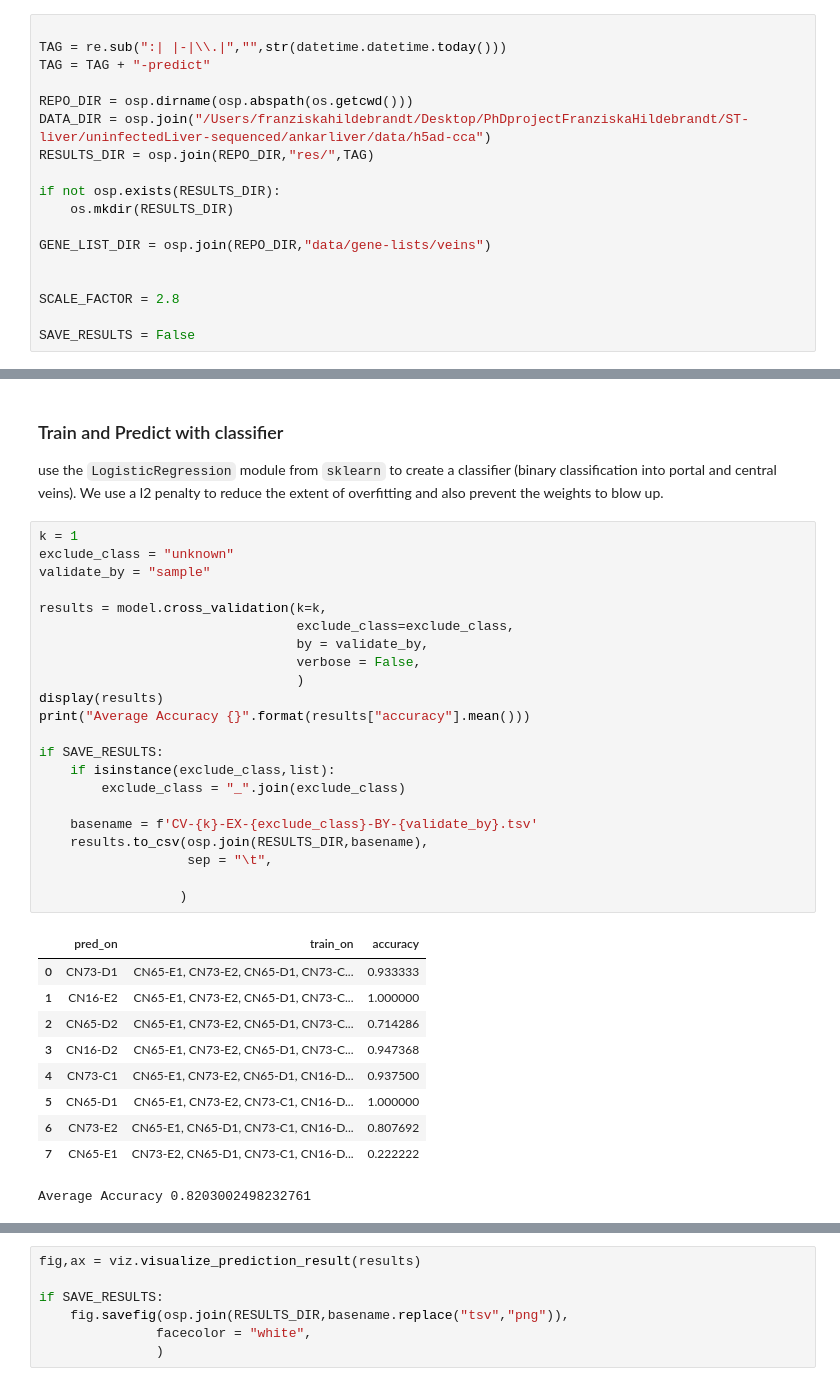
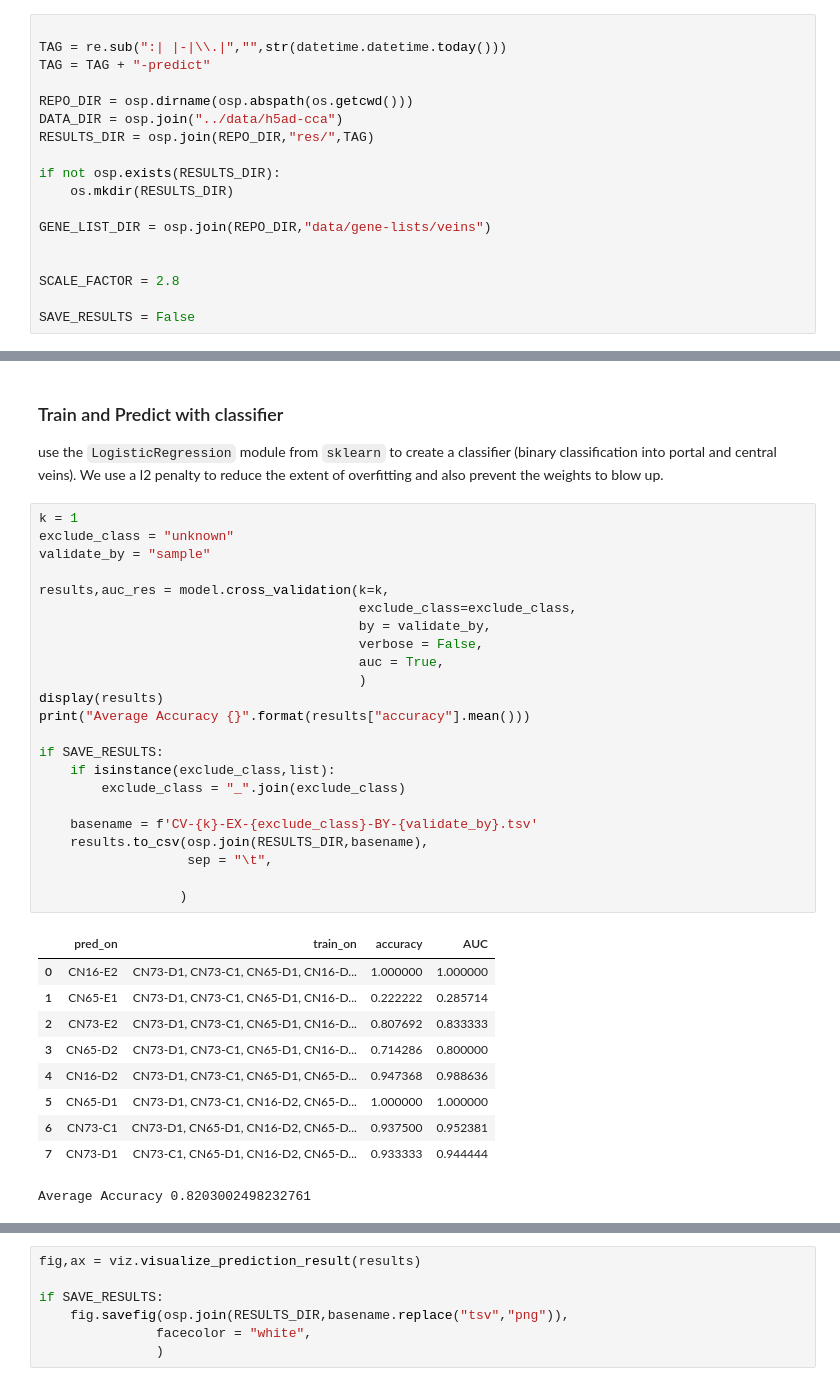
Before and after one commit to almaan/ST-mLiver, a Jupyter notebook: scripts/vein-analysis.ipynb, the cells around one changed output, grey strips where cells are left out. Saved outputs shown, nothing was run; the diff lists cells and outputs as text.

```diff
--- a/scripts/vein-analysis.ipynb
+++ b/scripts/vein-analysis.ipynb
@@ -74,7 +74,7 @@ TAG = re.sub(":| |-|\\.|","",str(datetime.datetime.today()))
 TAG = TAG + "-predict"
 
 REPO_DIR = osp.dirname(osp.abspath(os.getcwd()))
-DATA_DIR = osp.join("/Users/franziskahildebrandt/Desktop/PhDprojectFranziskaHildebrandt/ST-liver/uninfectedLiver-sequenced/ankarliver/data/h5ad-cca")
+DATA_DIR = osp.join("../data/h5ad-cca")
 RESULTS_DIR = osp.join(REPO_DIR,"res/",TAG)
 
 if not osp.exists(RESULTS_DIR):
@@ -439,33 +397,34 @@ use the `LogisticRegression` module from `sklearn` to create a classifier (binar
 # %%
 k = 1
 exclude_class = "unknown"
 validate_by = "sample"
 
-results = model.cross_validation(k=k,
-                                 exclude_class=exclude_class,
-                                 by = validate_by,
-                                 verbose = False,
-                                 )
+results,auc_res = model.cross_validation(k=k,
+                                         exclude_class=exclude_class,
+                                         by = validate_by,
+                                         verbose = False,
+                                         auc = True,
+                                         )
 display(results)
 print("Average Accuracy {}".format(results["accuracy"].mean()))
 
 if SAVE_RESULTS:
     if isinstance(exclude_class,list):
         exclude_class = "_".join(exclude_class)
 
     basename = f'CV-{k}-EX-{exclude_class}-BY-{validate_by}.tsv'
     results.to_csv(osp.join(RESULTS_DIR,basename),
                    sep = "\t",
 
                   )
 # %% [output]
-|  | pred_on | train_on | accuracy |
-| 0 | CN73-D1 | CN65-E1, CN73-E2, CN65-D1, CN73-C... | 0.933333 |
-| 1 | CN16-E2 | CN65-E1, CN73-E2, CN65-D1, CN73-C... | 1.000000 |
-| 2 | CN65-D2 | CN65-E1, CN73-E2, CN65-D1, CN73-C... | 0.714286 |
-| 3 | CN16-D2 | CN65-E1, CN73-E2, CN65-D1, CN73-C... | 0.947368 |
-| 4 | CN73-C1 | CN65-E1, CN73-E2, CN65-D1, CN16-D... | 0.937500 |
-| 5 | CN65-D1 | CN65-E1, CN73-E2, CN73-C1, CN16-D... | 1.000000 |
-| 6 | CN73-E2 | CN65-E1, CN65-D1, CN73-C1, CN16-D... | 0.807692 |
-| 7 | CN65-E1 | CN73-E2, CN65-D1, CN73-C1, CN16-D... | 0.222222 |
+|  | pred_on | train_on | accuracy | AUC |
+| 0 | CN16-E2 | CN73-D1, CN73-C1, CN65-D1, CN16-D... | 1.000000 | 1.000000 |
+| 1 | CN65-E1 | CN73-D1, CN73-C1, CN65-D1, CN16-D... | 0.222222 | 0.285714 |
+| 2 | CN73-E2 | CN73-D1, CN73-C1, CN65-D1, CN16-D... | 0.807692 | 0.833333 |
+| 3 | CN65-D2 | CN73-D1, CN73-C1, CN65-D1, CN16-D... | 0.714286 | 0.800000 |
+| 4 | CN16-D2 | CN73-D1, CN73-C1, CN65-D1, CN65-D... | 0.947368 | 0.988636 |
+| 5 | CN65-D1 | CN73-D1, CN73-C1, CN16-D2, CN65-D... | 1.000000 | 1.000000 |
+| 6 | CN73-C1 | CN73-D1, CN65-D1, CN16-D2, CN65-D... | 0.937500 | 0.952381 |
+| 7 | CN73-D1 | CN73-C1, CN65-D1, CN16-D2, CN65-D... | 0.933333 | 0.944444 |
 Average Accuracy 0.8203002498232761
```
Also changed, not shown: parts of 8 cells of this notebook, 1 other file.
